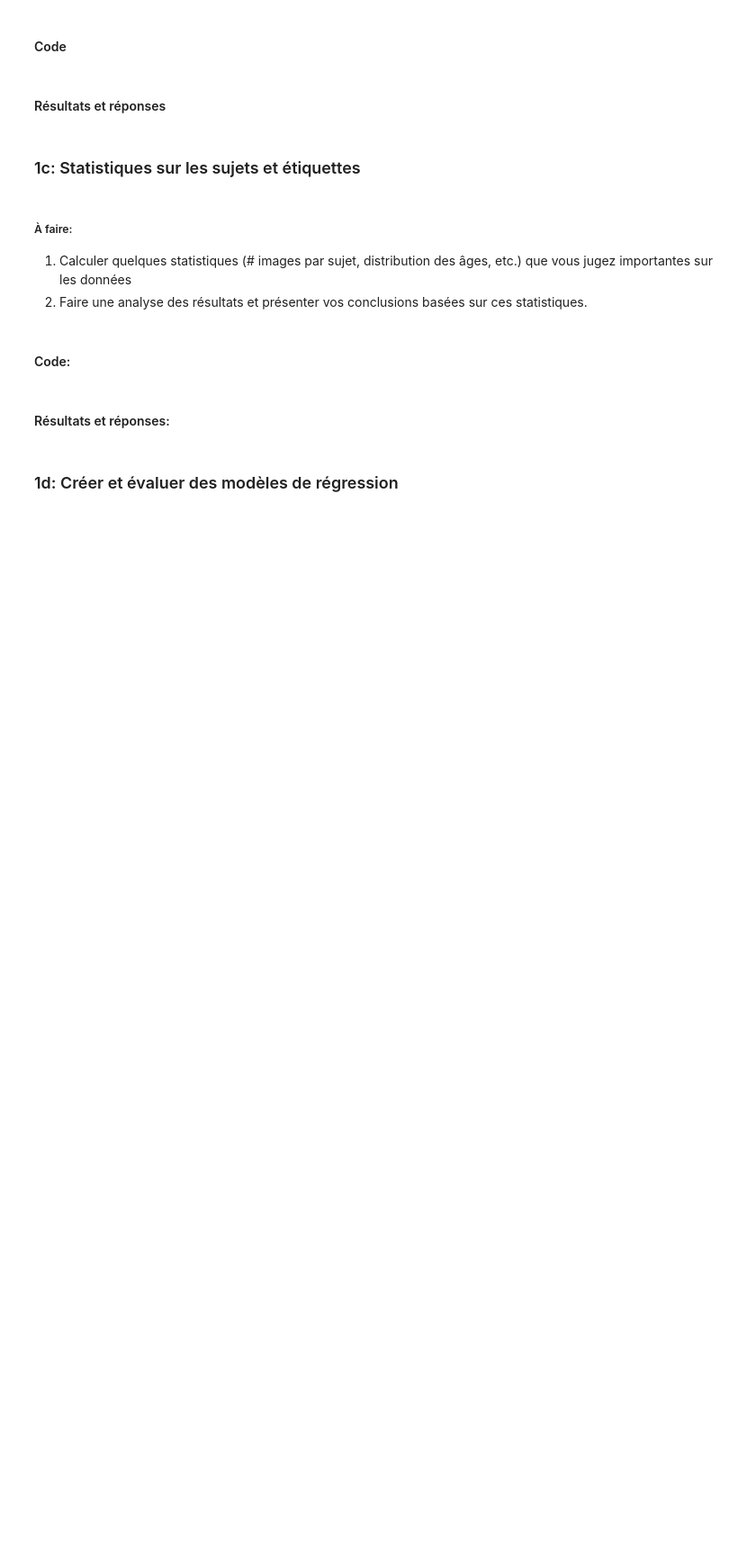
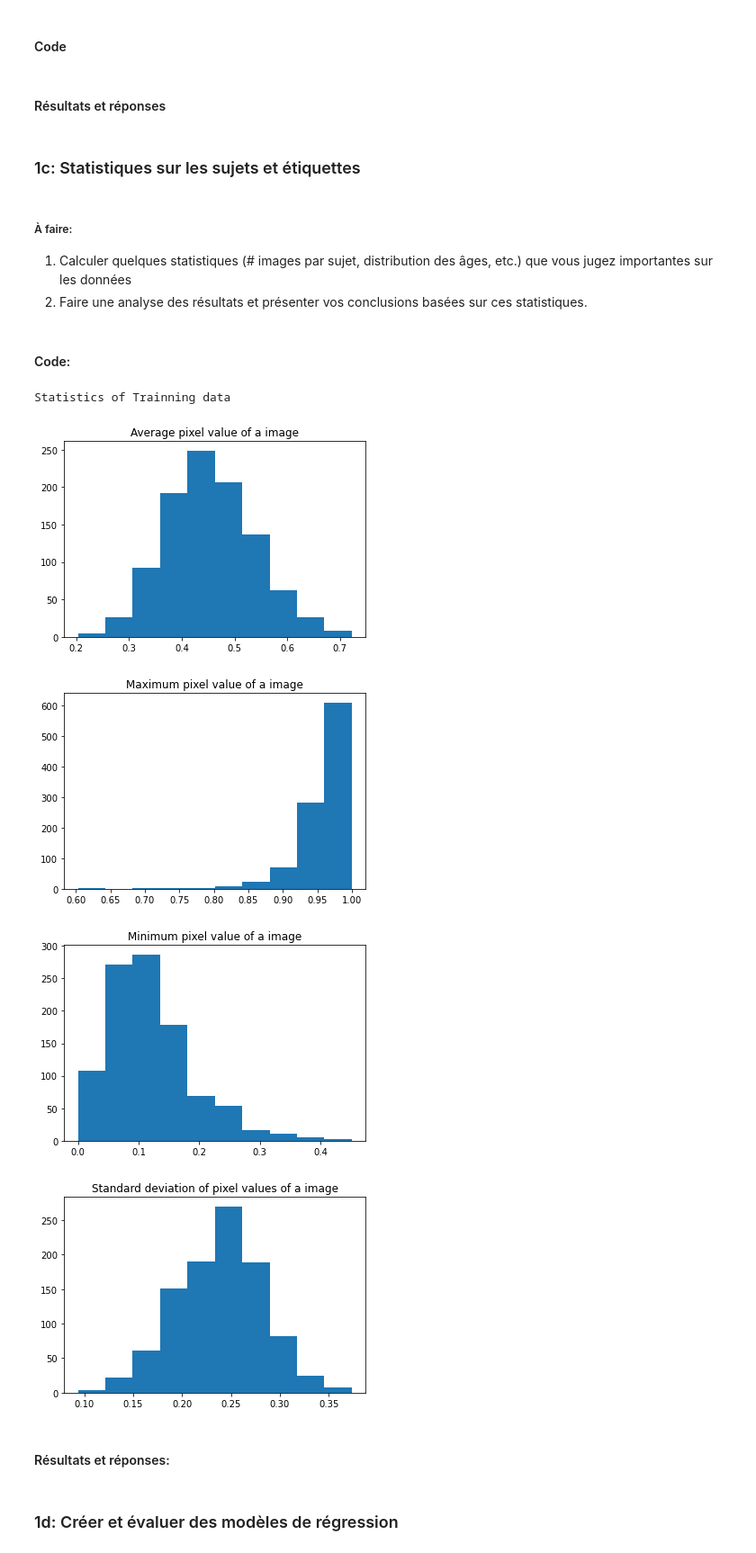
Before and after one commit to Seb707/GTI771-Labo2, a Jupyter notebook: GTI771-TP02.ipynb, the cells around one changed output. Shown at 90% size. Cells and saved outputs as stored; diff of their text form; code cells hidden in the pictures; blank space fills up the shorter version.

```diff
--- a/GTI771-TP02.ipynb
+++ b/GTI771-TP02.ipynb
@@ -391,3 +398,52 @@ X_fgnet = pretreat_fgnet(X_fgnet)
+# %%
+# Votre code ici
+maxlist = []
+minlist = []
+averagelist = []
+st_devlist = []
+nb_images = 0;
+
+for img in X_fgnet:
+    img = img.reshape(2304)
+#     print("--------")
+#     print(img.shape)
+#     print(img[nb_images].shape)
+    averagelist.append(sum(img)/len(img))
+    maxlist.append( np.max(img))
+    minlist.append(np.min(img))
+    st_devlist.append( np.std(img))
+
+# print(averagelist)
+# print(averagelist[0])
+# print(averagelist[2])
+# print(averagelist[3])
+
+# Code exemple:
+# Histogramme des étiquettes (classes)
+hist, _ = np.histogram(y_fgnet, density=False, bins=7, range=(0, 7))
+
+print("Statistics of Trainning data")
+plt.hist(averagelist)
+plt.title('Average pixel value of a image')
+plt.show()
+plt.hist(maxlist)
+plt.title('Maximum pixel value of a image')
+plt.show()
+plt.hist(minlist)
+plt.title('Minimum pixel value of a image')
+plt.show()
+plt.hist(st_devlist)
+plt.title('Standard deviation of pixel values of a image')
+plt.show()
+# Code exemple:
+# Histogramme des étiquettes
+#hist, _ = np.histogram(ytrain, density=False, bins=7, range=(0, 7))
+# %% [output]
+Statistics of Trainning data
+[figure, added]
+[figure, added]
+[figure, added]
+[figure, added]
 # %% [markdown]
 #### Résultats et réponses:
 # %%
```
Also changed, not shown: parts of 7 cells of this notebook.
